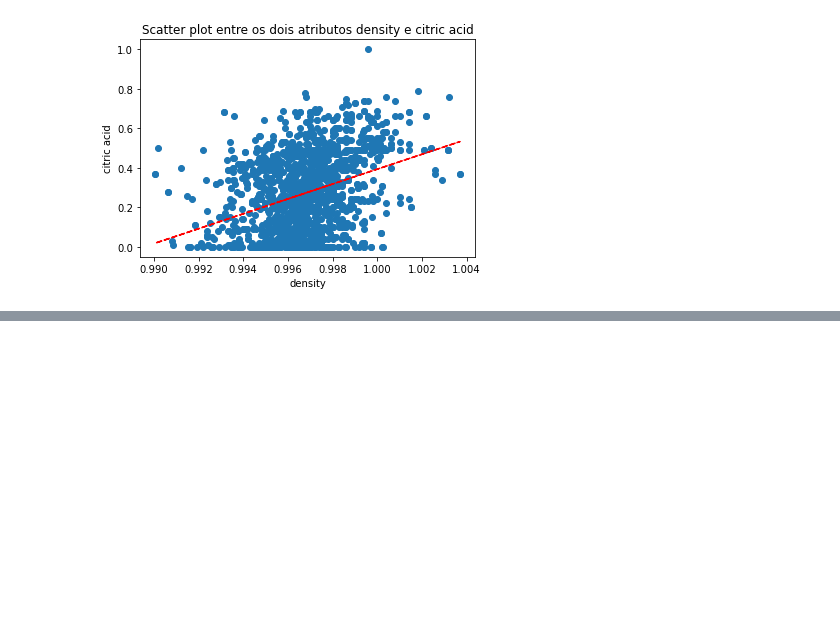
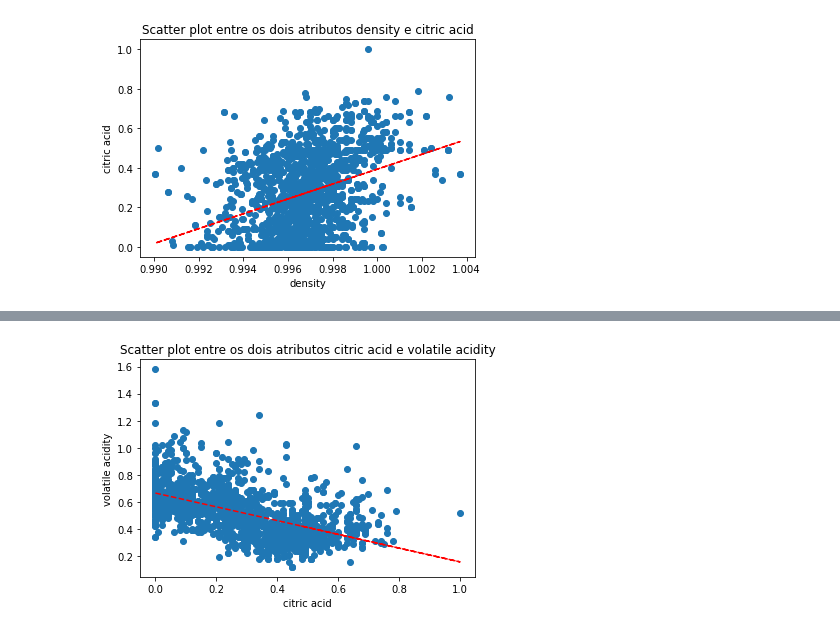
Before and after one commit to AdsonRoberto/ML_Analise_de_dados, a Jupyter notebook: analise_de_dados.ipynb, the cells around one changed output, grey strips where cells are left out. Drawn from its saved outputs; the diff is of its cells as text; code cells hidden in the pictures; blank space fills up the shorter version.

```diff
--- a/analise_de_dados.ipynb
+++ b/analise_de_dados.ipynb
@@ -618,0 +633,14 @@ plt.show()
+# %%
+dados.plot.scatter(x='citric acid', y='volatile acidity', title= "Scatter plot entre os dois atributos citric acid e volatile acidity")
+
+x = dados['citric acid']
+y = dados['volatile acidity']
+plt.scatter(x, y)
+
+z = np.polyfit(x, y, 1)
+p = np.poly1d(z)
+plt.plot(x,p(x),"r--")
+
+plt.show()
+# %% [output]
+[figure, added]
```
Also changed, not shown: parts of 3 cells of this notebook.
